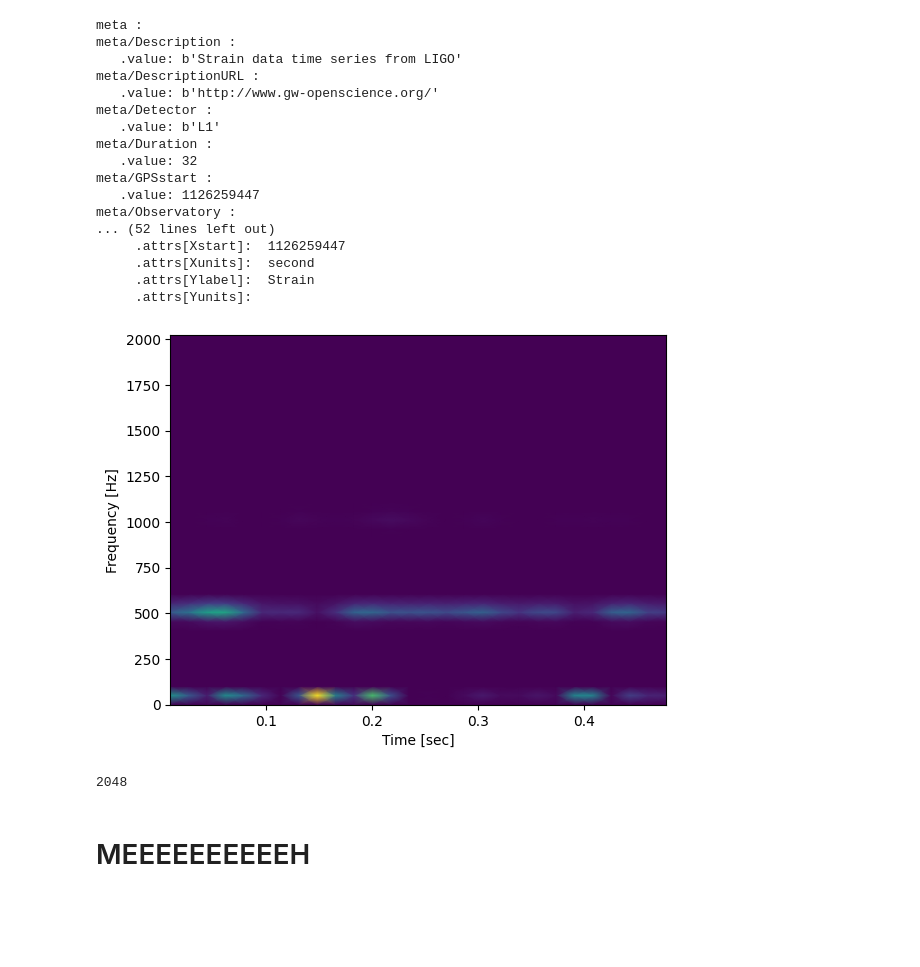
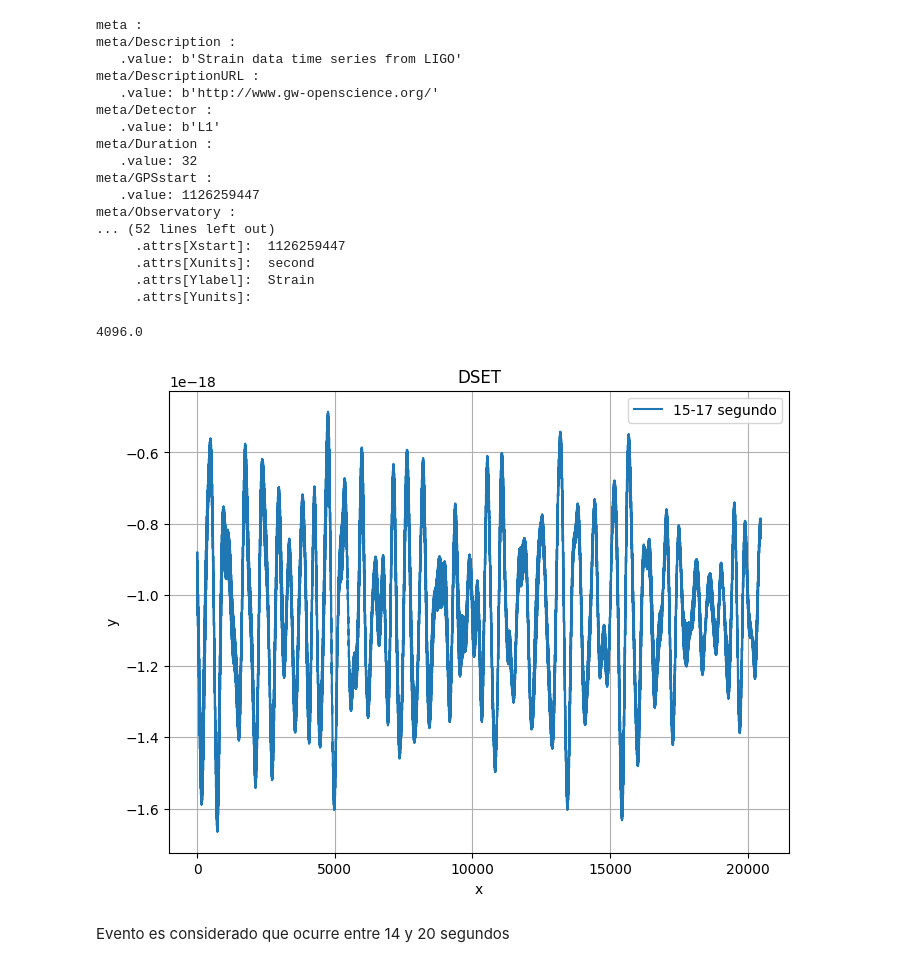
Before and after one commit to bautistasch/PASA, a Jupyter notebook: periodogram.ipynb, the cells around one changed output. Saved outputs shown, nothing was run; the diff lists cells and outputs as text; code cells hidden in the pictures; blank space fills up the shorter version.

```diff
--- a/periodogram.ipynb
+++ b/periodogram.ipynb
@@ -241,17 +241,19 @@ meta/Observatory :
 # %%
 dset = file['strain/Strain'][()]
 fs = 1 / file['strain/Strain'].attrs['Xspacing']
-
-dset = dset[0:int(0.5*4096)]
+print(fs)
+# %% [output]
+4096.0
-# %%
-f, t, Sxx = signal.spectrogram(dset, fs, window = signal.get_window(window="bartlett", Nx=int(20e-3*4096), fftbins= False) )
-plt.pcolormesh(t, f, Sxx, shading='gouraud')
-plt.ylabel('Frequency [Hz]')
-plt.xlabel('Time [sec]')
-plt.show()
-print(len(dset))
-# %% [output]
-[figure, removed]
-2048
-# %% [markdown]
-# MEEEEEEEEEEH
+# %%
+plt.figure(figsize=(8, 6))
+plt.plot(dset[int(0*fs): int(5*fs)], label='15-17 segundo')
+plt.title('DSET')
+plt.xlabel('x')
+plt.ylabel('y')
+plt.legend()
+plt.grid(True)
+plt.show()
+# %% [output]
+[figure, added]
+# %% [markdown]
+Evento es considerado que ocurre entre 14 y 20 segundos
```
Also changed, not shown: parts of 18 cells of this notebook.
